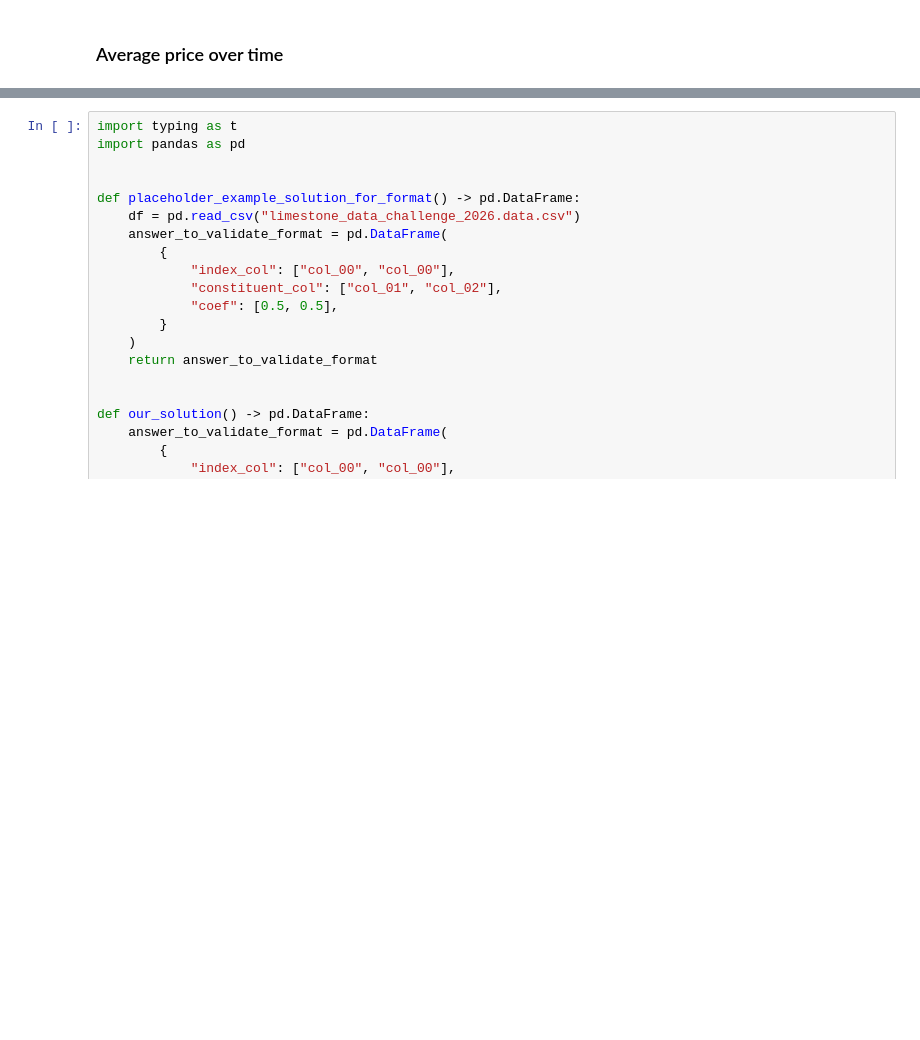
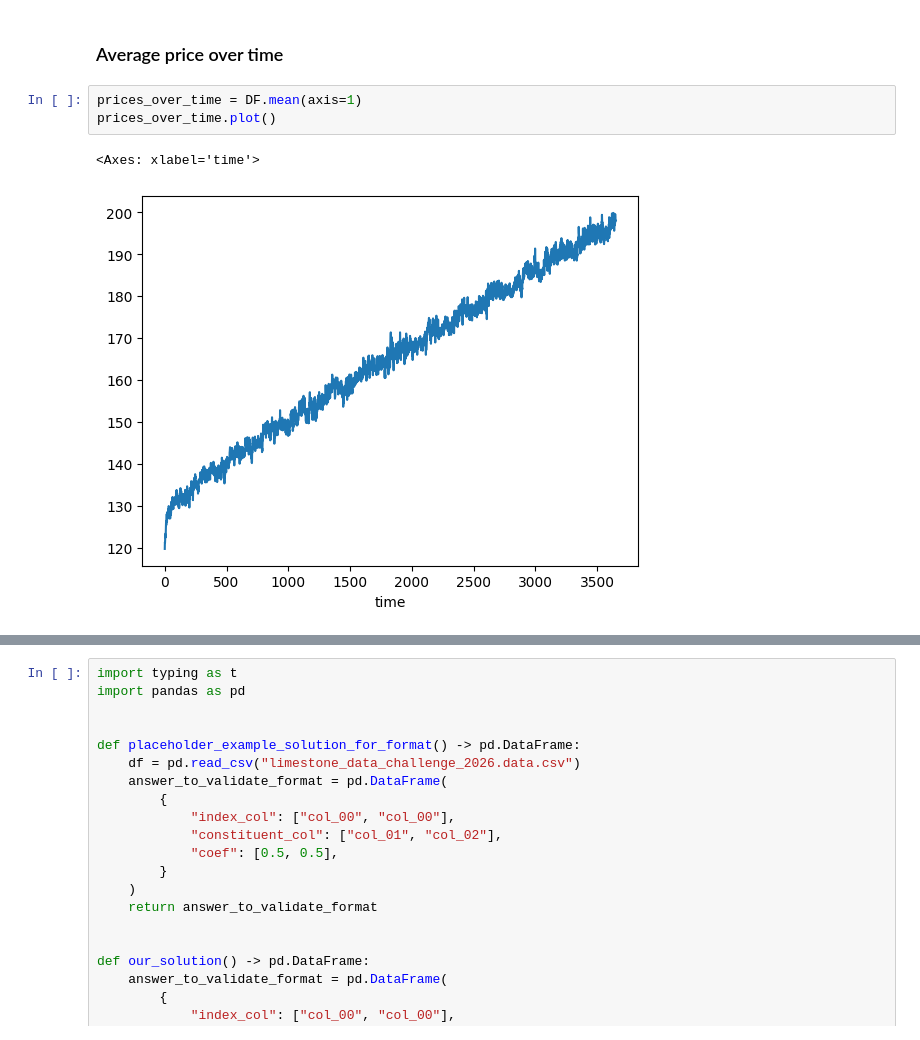
Before and after one commit to Nikhilesh-B/LimestoneDataChallengeMIT2026, a Jupyter notebook: Problem1/Problem1.ipynb, the cells around one changed output, grey strips where cells are left out. Cells and saved outputs as stored; diff of their text form; blank space fills up the shorter version.

```diff
--- a/Problem1/Problem1.ipynb
+++ b/Problem1/Problem1.ipynb
@@ -87,3 +247,9 @@ dtype: float64
 [figure]
 # %% [markdown]
 ### Average price over time
+# %%
+prices_over_time = DF.mean(axis=1)
+prices_over_time.plot()
+# %% [output]
+<Axes: xlabel='time'>
+[figure, added]
```
Also changed, not shown: parts of 11 cells of this notebook, 1 other file.
